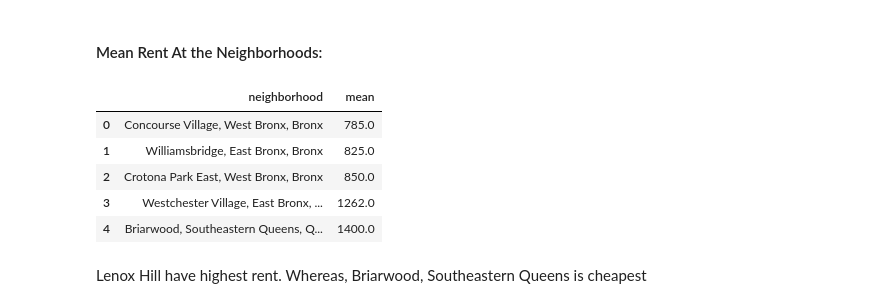
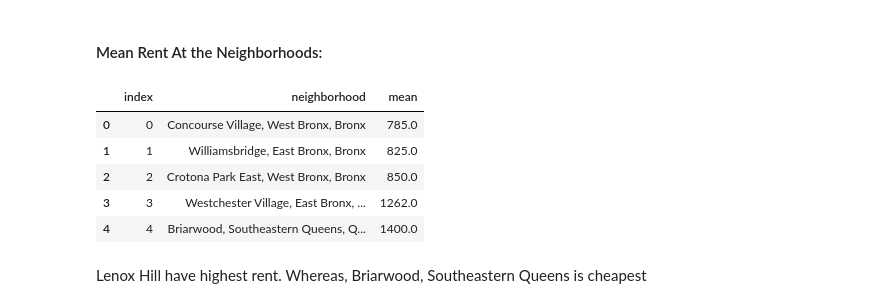
Before and after one commit to DoctorDatah/Apartments-Listings-NYC-Analysis-and-Modeling, a Jupyter notebook: 3-Exploratory-Data-Analysis.ipynb, the cells around one changed output. Saved outputs shown, nothing was run; the diff lists cells and outputs as text; code cells hidden in the pictures.

```diff
--- a/3-Exploratory-Data-Analysis.ipynb
+++ b/3-Exploratory-Data-Analysis.ipynb
@@ -117,17 +117,17 @@ Name: neighborhood, dtype: int64
 # %% [markdown]
 #### Mean Rent At the Neighborhoods:
 # %%
-mean_rents_manhat_nhood = listings.groupby('neighborhood')['rent'].mean().to_frame('mean').sort_values(by='mean')
+mean_rents_nhood = listings.groupby('neighborhood')['rent'].mean().to_frame('mean').sort_values(by='mean')
 # %%
-mean_rents_manhat_nhood= mean_rents_manhat_nhood.reset_index()
-mean_rents_manhat_nhood.head()
+mean_rents_nhood= mean_rents_manhat_nhood.reset_index()
+mean_rents_nhood.head()
 # %% [output]
-|  | neighborhood | mean |
-| 0 | Concourse Village, West Bronx, Bronx | 785.0 |
-| 1 | Williamsbridge, East Bronx, Bronx | 825.0 |
-| 2 | Crotona Park East, West Bronx, Bronx | 850.0 |
-| 3 | Westchester Village, East Bronx, ... | 1262.0 |
-| 4 | Briarwood, Southeastern Queens, Q... | 1400.0 |
+|  | index | neighborhood | mean |
+| 0 | 0 | Concourse Village, West Bronx, Bronx | 785.0 |
+| 1 | 1 | Williamsbridge, East Bronx, Bronx | 825.0 |
+| 2 | 2 | Crotona Park East, West Bronx, Bronx | 850.0 |
+| 3 | 3 | Westchester Village, East Bronx, ... | 1262.0 |
+| 4 | 4 | Briarwood, Southeastern Queens, Q... | 1400.0 |
 # %% [markdown]
 Lenox Hill have highest rent. Whereas, Briarwood, Southeastern Queens is cheapest
 # %%
```
Also changed, not shown: parts of 19 cells of this notebook.
